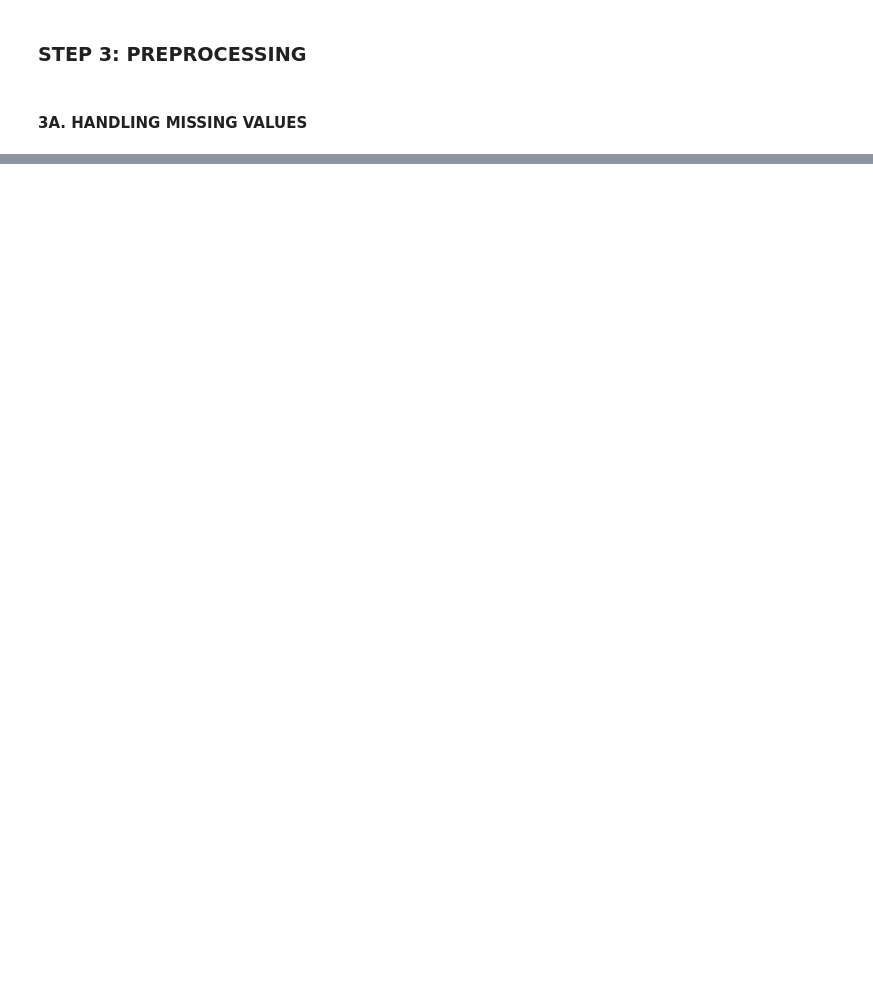
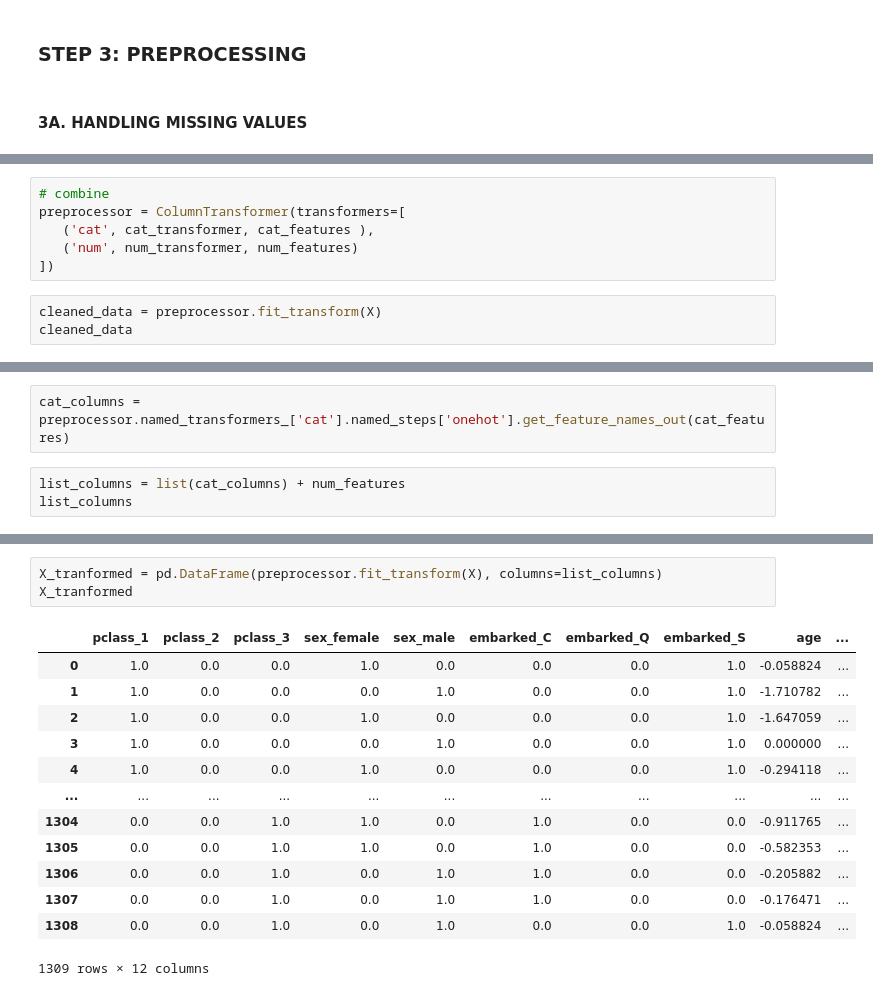
Before and after one commit to plipustel/DataScience, a Jupyter notebook: DSCPreprocessing/3_preprocessing_titanic.ipynb, the cells around one changed output, grey strips where cells are left out. Cells and saved outputs as stored; diff of their text form; blank space fills up the shorter version.

```diff
--- a/DSCPreprocessing/2_preprocessing_titanic.ipynb
+++ b/DSCPreprocessing/3_preprocessing_titanic.ipynb
@@ -261,0 +258,9 @@ missing_summary
+# %%
+# combine
+preprocessor = ColumnTransformer(transformers=[
+   ('cat', cat_transformer, cat_features ),
+   ('num', num_transformer, num_features)
+])
+# %%
+cleaned_data = preprocessor.fit_transform(X)
+cleaned_data
@@ -261,0 +281,5 @@ missing_summary
+# %%
+cat_columns = preprocessor.named_transformers_['cat'].named_steps['onehot'].get_feature_names_out(cat_features)
+# %%
+list_columns = list(cat_columns) + num_features
+list_columns
@@ -261,0 +299,17 @@ missing_summary
+# %%
+X_tranformed = pd.DataFrame(preprocessor.fit_transform(X), columns=list_columns)
+X_tranformed
+# %% [output]
+|  | pclass_1 | pclass_2 | pclass_3 | sex_female | sex_male | embarked_C | embarked_Q | embarked_S | age | ... |
+| 0 | 1.0 | 0.0 | 0.0 | 1.0 | 0.0 | 0.0 | 0.0 | 1.0 | -0.058824 | ... |
+| 1 | 1.0 | 0.0 | 0.0 | 0.0 | 1.0 | 0.0 | 0.0 | 1.0 | -1.710782 | ... |
+| 2 | 1.0 | 0.0 | 0.0 | 1.0 | 0.0 | 0.0 | 0.0 | 1.0 | -1.647059 | ... |
+| 3 | 1.0 | 0.0 | 0.0 | 0.0 | 1.0 | 0.0 | 0.0 | 1.0 | 0.000000 | ... |
+| 4 | 1.0 | 0.0 | 0.0 | 1.0 | 0.0 | 0.0 | 0.0 | 1.0 | -0.294118 | ... |
+| ... | ... | ... | ... | ... | ... | ... | ... | ... | ... | ... |
+| 1304 | 0.0 | 0.0 | 1.0 | 1.0 | 0.0 | 1.0 | 0.0 | 0.0 | -0.911765 | ... |
+| 1305 | 0.0 | 0.0 | 1.0 | 1.0 | 0.0 | 1.0 | 0.0 | 0.0 | -0.582353 | ... |
+| 1306 | 0.0 | 0.0 | 1.0 | 0.0 | 1.0 | 1.0 | 0.0 | 0.0 | -0.205882 | ... |
+| 1307 | 0.0 | 0.0 | 1.0 | 0.0 | 1.0 | 1.0 | 0.0 | 0.0 | -0.176471 | ... |
+| 1308 | 0.0 | 0.0 | 1.0 | 0.0 | 1.0 | 0.0 | 0.0 | 1.0 | -0.058824 | ... |
+1309 rows × 12 columns
```
Also changed, not shown: parts of 23 cells of this notebook, 2 other files.
